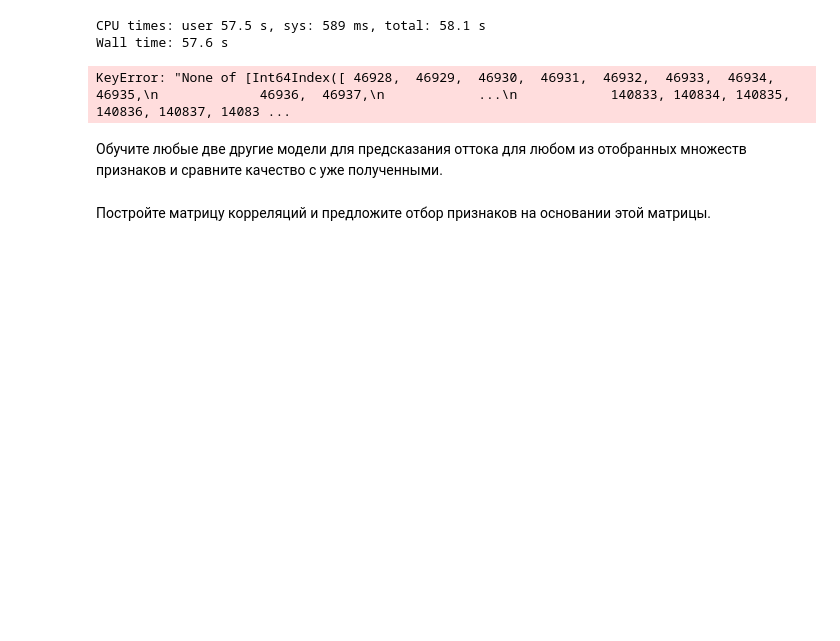
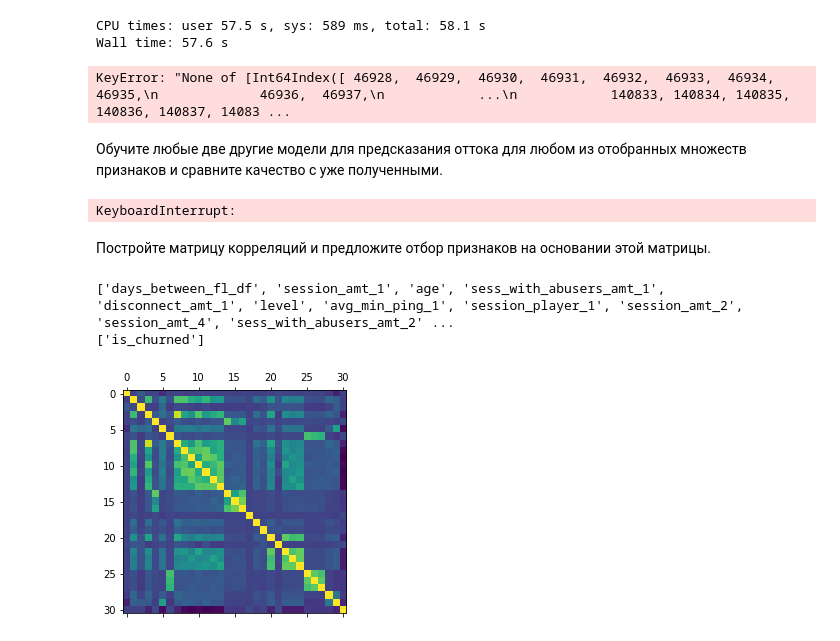
Before and after one commit to daniilstv/DS_in_production, a Jupyter notebook: lesson_3_hw.ipynb, the cells around one changed output. Drawn from its saved outputs; the diff is of its cells as text; code cells hidden in the pictures; blank space fills up the shorter version.

Commit message:
stop GridSearchCV fix correlation matrix

```diff
--- a/lesson_3_hw.ipynb
+++ b/lesson_3_hw.ipynb
@@ -679,11 +679,16 @@ estimator = SVR()
 cv = ShuffleSplit(test_size=0.3, random_state=42)
 # sklearn.model_selection.ShuffleSplit(n_splits=10, test_size=None, train_size=None, random_state=None)
 #set up tuning algorithm
-clf = RandomForestClassifier(n_estimators =100)
+clf = RandomForestClassifier(n_estimators =10)
 regressor = GridSearchCV(clf, cv=cv, param_grid=param_grid)
 
 #fit the classifier
 regressor.fit(X_train_balanced, y_train_balanced)
+
+
+# Считал всю ночь, пришлось прервать.
+# %% [output]
+KeyboardInterrupt:
 # %%
 # test_prediction = regressor.predict(test_features)
 # test_accuracy = regressor.score(test_features, test_labels)
@@ -726,6 +731,7 @@ TARGET_NAME = y_train_balanced.columns.tolist()
 print(BASE_FEATURE_NAMES)
 print(TARGET_NAME)
 
-dataset = X_train_balanced[y_train_balanced[]]
-dataset.columns.tolist()
-dataset
+dataset['is_churned'] = y_train_balanced['is_churned']
+# %% [output]
+['days_between_fl_df', 'session_amt_1', 'age', 'sess_with_abusers_amt_1', 'disconnect_amt_1', 'level', 'avg_min_ping_1', 'session_player_1', 'session_amt_2', 'session_amt_4', 'sess_with_abusers_amt_2' ...
+['is_churned']
@@ -742,13 +738,7 @@ plt.show()
-# %%
-plt.figure(figsize = (25,20))
-
-sns.set(font_scale=1.4)
-sns.heatmap(df_train[BASE_FEATURE_NAMES].corr().round(3), annot=True, linewidths=.5, cmap='GnBu')
-
-plt.title('Correlation matrix')
-plt.show()
 # %%
-X_corr = df_train.corr()
+X_corr = dataset.corr()
 plt.matshow(X_corr)
 plt.show()
 X_corr.style.background_gradient(cmap='coolwarm')
+# %% [output]
+[figure, added]
```
Also changed, not shown: parts of 7 cells of this notebook.
